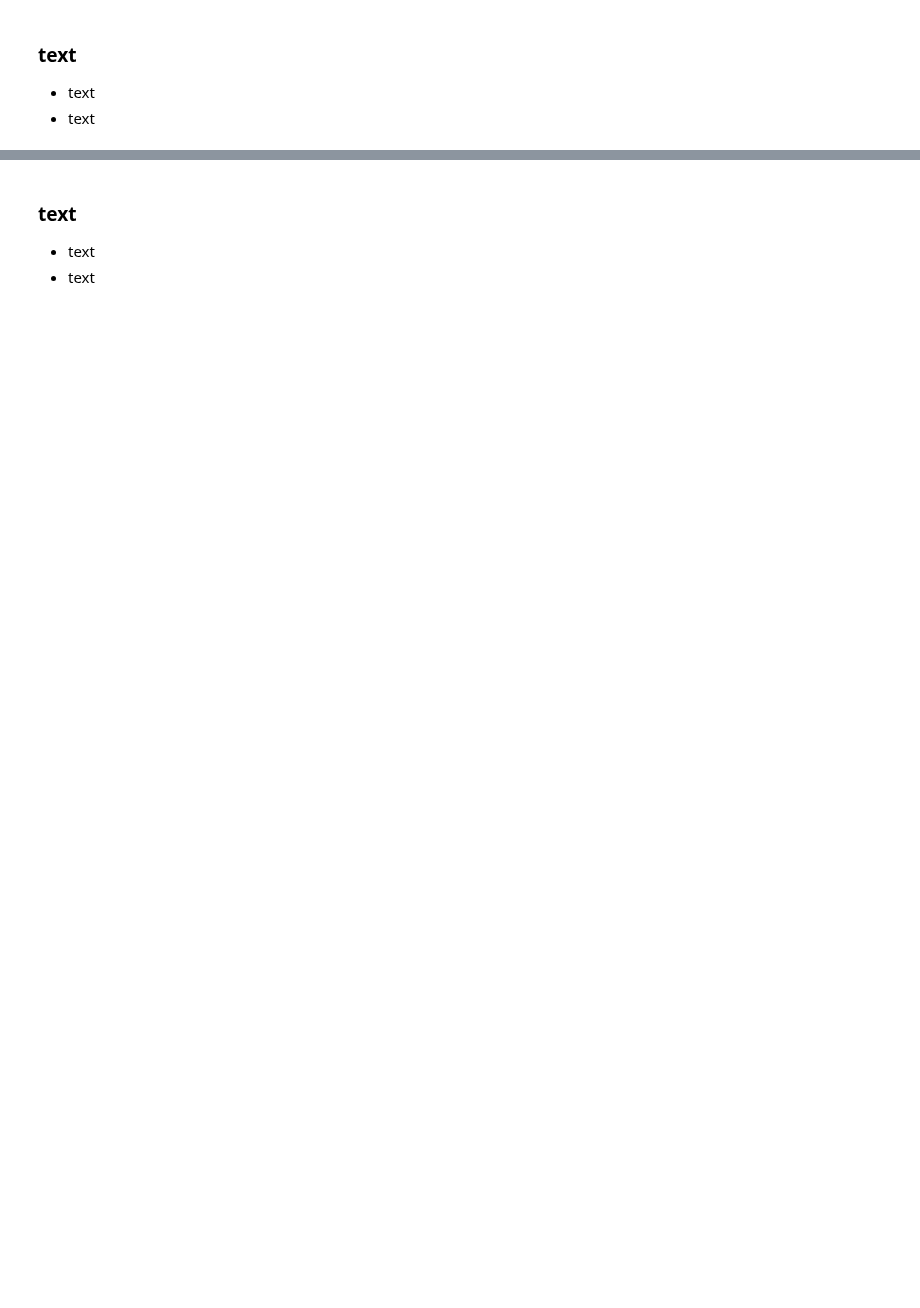
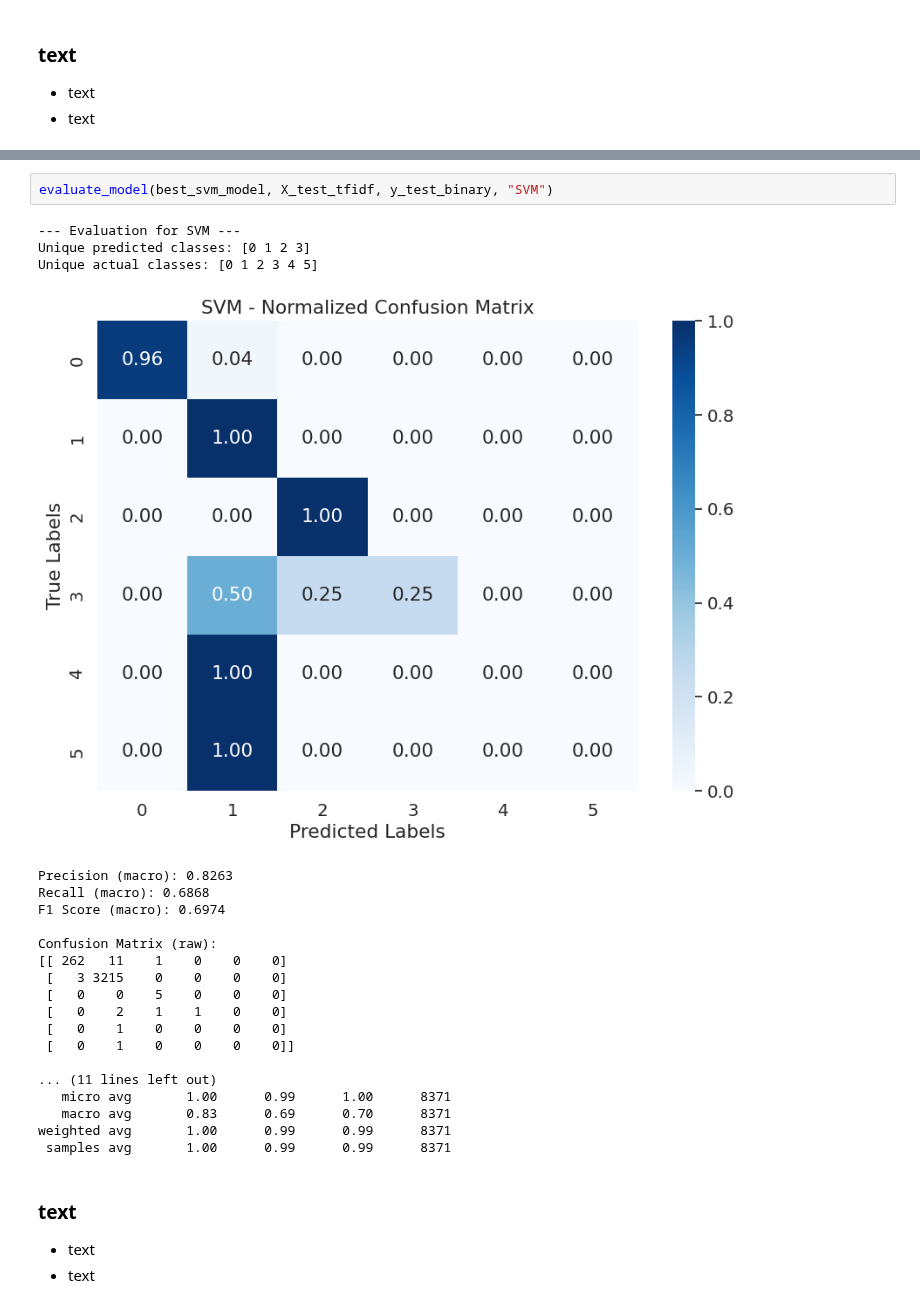
Before and after one commit to Botti01/SSH-Shell-Attacks, a Jupyter notebook: notebooks/section2_supervised_learning_classification.ipynb, the cells around one changed output, grey strips where cells are left out. Cells and saved outputs as stored; diff of their text form; blank space fills up the shorter version.

```diff
--- a/notebooks/section2_supervised_learning_classification.ipynb
+++ b/notebooks/section2_supervised_learning_classification.ipynb
@@ -581,3 +672,27 @@ Fitting 3 folds for each of 54 candidates, totalling 162 fits
+# %%
+evaluate_model(best_svm_model, X_test_tfidf, y_test_binary, "SVM")
+# %% [output]
+--- Evaluation for SVM ---
+Unique predicted classes: [0 1 2 3]
+Unique actual classes: [0 1 2 3 4 5]
+[figure, added]
+Precision (macro): 0.8263
+Recall (macro): 0.6868
+F1 Score (macro): 0.6974
+
+Confusion Matrix (raw):
+[[ 262   11    1    0    0    0]
+ [   3 3215    0    0    0    0]
+ [   0    0    5    0    0    0]
+ [   0    2    1    1    0    0]
+ [   0    1    0    0    0    0]
+ [   0    1    0    0    0    0]]
+
+... (11 lines left out)
+   micro avg       1.00      0.99      1.00      8371
+   macro avg       0.83      0.69      0.70      8371
+weighted avg       1.00      0.99      0.99      8371
+ samples avg       1.00      0.99      0.99      8371
 # %% [markdown]
 ### text
 
```
Also changed, not shown: parts of 14 cells of this notebook.
